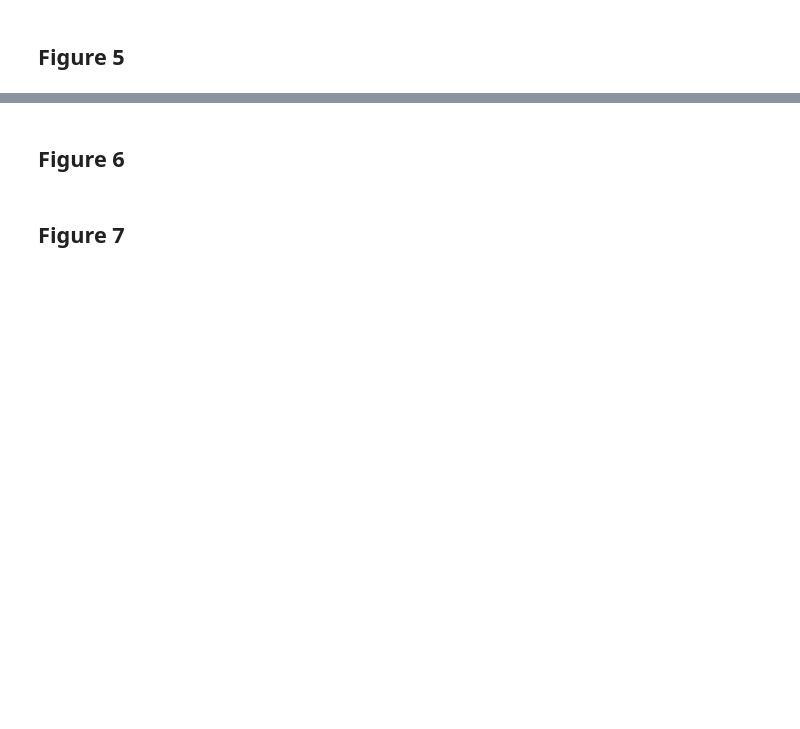
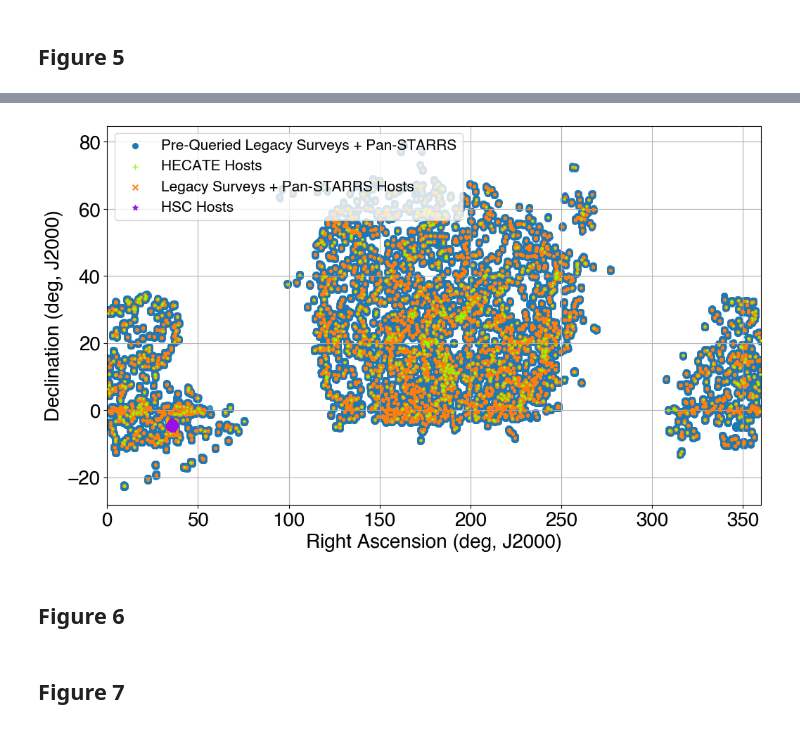
Before and after one commit to FRBs/astropath, a Jupyter notebook: docs/nb/Reproducing_Andersen+26_Figures.ipynb, the cells around one changed output, grey strips where cells are left out. Cells and saved outputs as stored; diff of their text form; code cells hidden in the pictures; blank space fills up the shorter version.

```diff
--- a/docs/nb/Reproducing_Andersen+26_Figures.ipynb
+++ b/docs/nb/Reproducing_Andersen+26_Figures.ipynb
@@ -37,3 +271,43 @@ import matplotlib
+# %%
+# Vectorized catalog identification (works for astropy Table or pandas DataFrame)
+conditions = [
+    ~np.isnan(combined_catalog['DECaL_ID'].astype(float)),
+    ~np.isnan(combined_catalog['HSC_ID'].astype(float)),
+    combined_catalog['SDSS_PHOTID'] != None,
+]
+choices = ['DECaL', 'HSC', 'HECATE']
+
+orig_catalog = np.select(conditions, choices, default='')
+orig_ras     = np.array(combined_catalog['ra'])
+orig_decs    = np.array(combined_catalog['dec'])
+# %%
+cycle = plt.rcParams['axes.prop_cycle'].by_key()['color']
+
+fig = plt.figure(figsize=(12,7))
+
+plot_cat = path_catalog[::1000]
+plt.scatter(plot_cat['ra'], plot_cat['dec'], color=cycle[0], s=30, alpha=0.8, label='Pre-Queried Legacy Surveys + Pan-STARRS', rasterized=True, zorder=1)
+plt.scatter(orig_ras[orig_catalog == 'HECATE'], orig_decs[orig_catalog == 'HECATE'], color='xkcd:lime green', s=10, linewidths=1, alpha=1, marker='+', label='HECATE Hosts', rasterized=True, zorder=3)
+plt.scatter(orig_ras[orig_catalog == 'DECaL'], orig_decs[orig_catalog == 'DECaL'], color=cycle[1], s=5, alpha=1, marker='x', label='Legacy Surveys + Pan-STARRS Hosts', rasterized=True, zorder=2)
+plt.scatter(orig_ras[orig_catalog == 'HSC'], orig_decs[orig_catalog == 'HSC'], color='xkcd:violet', s=10, alpha=1, linewidths=1, marker='*', label='HSC Hosts', rasterized=True, zorder=4)
+# plt.scatter(plot_cat['ra'], plot_cat['dec'], color='#AAAAAA', s=30, alpha=0.8, label='Pre-Queried Legacy Surveys + Pan-STARRS', rasterized=True)
+# plt.scatter(orig_ras[orig_catalog == 'DECaL'], orig_decs[orig_catalog == 'DECaL'], color='#0077BB', s=10, alpha=1, marker='x', label='Legacy Surveys + Pan-STARRS Hosts', rasterized=True)
+# plt.scatter(orig_ras[orig_catalog == 'HECATE'], orig_decs[orig_catalog == 'HECATE'], color='#EE7733', s=10, linewidths=1, alpha=1, marker='+', label='HECATE Hosts', rasterized=True)
+# plt.scatter(orig_ras[orig_catalog == 'HSC'], orig_decs[orig_catalog == 'HSC'], color='#EE3377', s=10, alpha=1, linewidths=1, marker='*', label='HSC Hosts', rasterized=True)
+plt.xlabel('Right Ascension (deg, J2000)') # amethyst
+plt.ylabel('Declination (deg, J2000)')
+lgnd = plt.legend(loc='upper left', fontsize=15)
+plt.xlim([0,360])
+plt.grid()
+# Set a visible legend marker
+for l in lgnd.legend_handles:
+    l._sizes = [30]
+    l._alpha = [1.]
+
+# plot_fn = os.path.join(os.getenv('CHIME_SANDBOX'), 'paper_plot_data', 'selected_hosts_by_catalog_recolor.pdf')
+# plt.savefig(plot_fn, dpi=200, format="pdf", bbox_inches="tight")
+# %% [output]
+[figure, added]
 # %% [markdown]
 ## Figure 6
 # %% [markdown]
```
Also changed, not shown: parts of 18 cells of this notebook, 1 other file.
